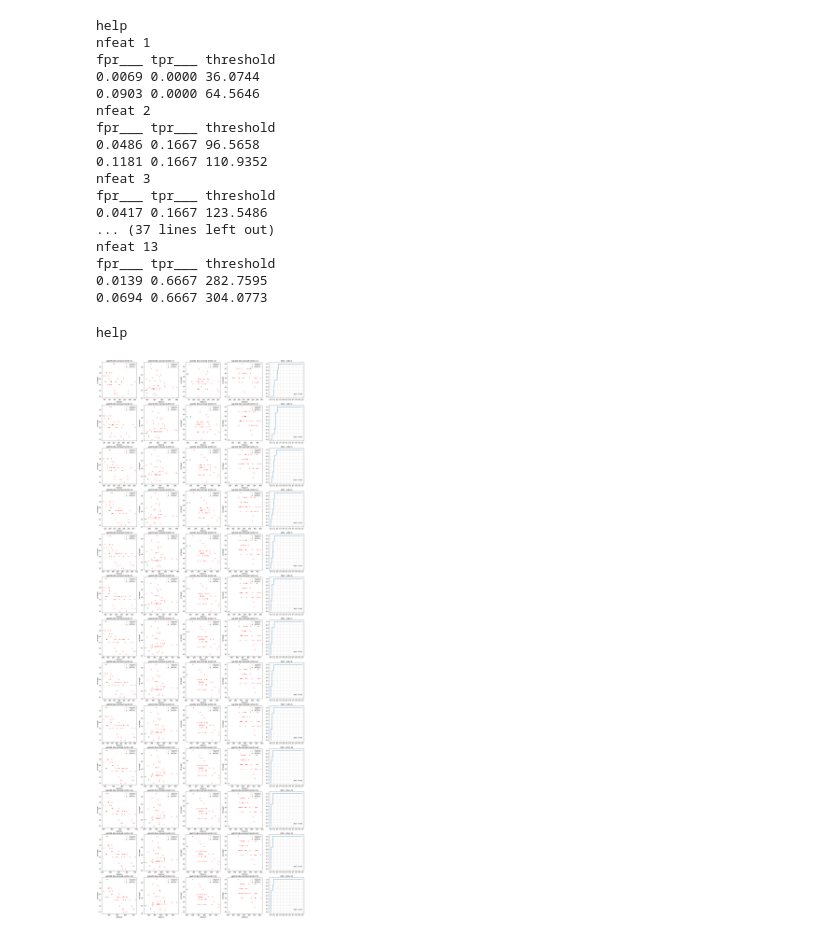
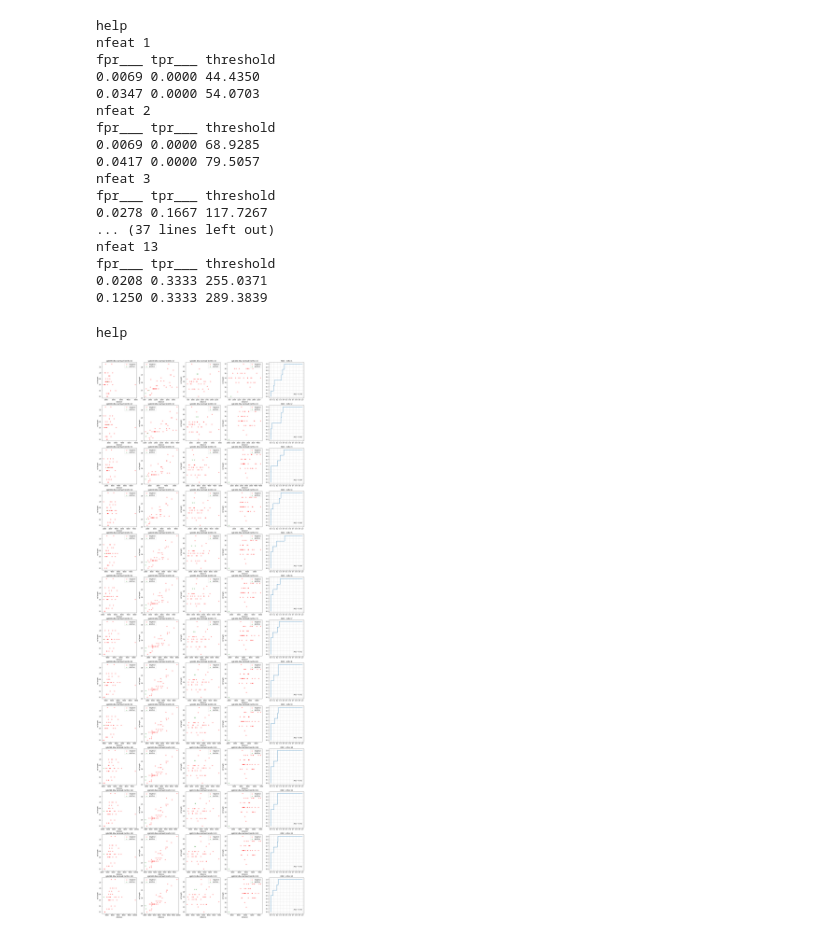
Before and after one commit to burin-n/hotword_spotting, a Jupyter notebook: scripts/visualize score.ipynb, the cells around one changed output. Drawn from its saved outputs; the diff is of its cells as text; code cells hidden in the pictures.

```diff
--- a/scripts/visualize score.ipynb
+++ b/scripts/visualize score.ipynb
@@ -4,7 +4,7 @@ import matplotlib.pyplot as plt
 from sklearn import metrics
 import numpy as np
 # %%
-raw_df = pd.read_csv('score.csv')
+raw_df = pd.read_csv('../score_cmn_1024.csv')
 # raw_df = raw_df[raw_df["ref"].apply(lambda x: 'spk099' in x)]
 # raw_df = raw_df[raw_df["ref"].apply(lambda x: 'spk100' in x)]
 # raw_df = raw_df[raw_df["ref"].apply(lambda x: 'spk101' in x)]
@@ -22,7 +22,7 @@ for nfeat in range(1,14):
   print("nfeat", nfeat)
   print('fpr___ tpr___ threshold')
   for i in range(len(fpr)):
-    if(fpr[i] >= 0.05):
+    if(fpr[i] >= 0.03):
       print("{:.4f} {:.4f} {:.4f}".format(fpr[i-1], tpr[i-1], -thresholds[i-1]))
       print("{:.4f} {:.4f} {:.4f}".format(fpr[i], tpr[i], -thresholds[i]))
       break
@@ -30,20 +30,20 @@ for nfeat in range(1,14):
 help
 nfeat 1
 fpr___ tpr___ threshold
-0.0069 0.0000 36.0744
-0.0903 0.0000 64.5646
+0.0069 0.0000 44.4350
+0.0347 0.0000 54.0703
 nfeat 2
 fpr___ tpr___ threshold
-0.0486 0.1667 96.5658
-0.1181 0.1667 110.9352
+0.0069 0.0000 68.9285
+0.0417 0.0000 79.5057
 nfeat 3
 fpr___ tpr___ threshold
-0.0417 0.1667 123.5486
+0.0278 0.1667 117.7267
 ... (37 lines left out)
 nfeat 13
 fpr___ tpr___ threshold
-0.0139 0.6667 282.7595
-0.0694 0.6667 304.0773
+0.0208 0.3333 255.0371
+0.1250 0.3333 289.3839
 # %%
 print('help')
 plt.figure(figsize=(25, 70))
@@ -53,33 +53,33 @@ for nfeat in range(1,14):
   df = raw_df[ (raw_df['nmfcc'] == nfeat ) & raw_df['query'].apply(lambda x : True if 'help' in x else False)]
 
   x = df['dist']
   y = df['ref_len']
 
 
   for i, spk in enumerate(["spk099","spk100","spk101","spk102"]):
     plt.subplot(13,5,((nfeat-1)*5) + i+1 )
 
     sel_spk = df["ref"].apply(lambda x: spk in x)
     plt.scatter(x[(df['label'] == 0) & sel_spk].to_list(), y[(df['label'] == 0) & sel_spk].to_list(), color='red', label='negative', alpha=0.3)
-    plt.scatter(x[(df['label'] == 1) & sel_spk].to_list(), y[(df['label'] == 1) & sel_spk].to_list(), marker='*', color='green', label='positive', alpha=1)
+    plt.scatter(x[(df['label'] == 1) & sel_spk].to_list(), y[(df['label'] == 1) & sel_spk].to_list(), marker='*', color='green', label='positive', alpha=0.5)
 
     plt.title(f'{spk} dtw normed (nmfcc:{nfeat})')
     plt.xlabel('distance')
     plt.ylabel('ref length')
     plt.legend()
 
 
   plt.subplot(13,5, nfeat*5)
   fpr, tpr, thresholds  = metrics.roc_curve(df['label'].to_list(), -x)
   plt.plot(fpr, tpr)
   plt.annotate("AUC = {:.2f}".format(metrics.auc(fpr, tpr)), xy=(0.7, 0.10), xycoords='axes fraction')
   plt.title(f'ROC : mfcc:{nfeat}')
   plt.xticks(np.arange(0,1.1,0.1))
   plt.yticks(np.arange(0,1.1,0.1))
 
   plt.grid(alpha=0.5)
 #   plt.show()
-plt.savefig('roc.pdf', bbox_inches='tight')
+# plt.savefig('roc.pdf', bbox_inches='tight')
 # %% [output]
 help
-[figure, old version]
+[figure, new version]
```
Also changed, not shown: 8 other files.
